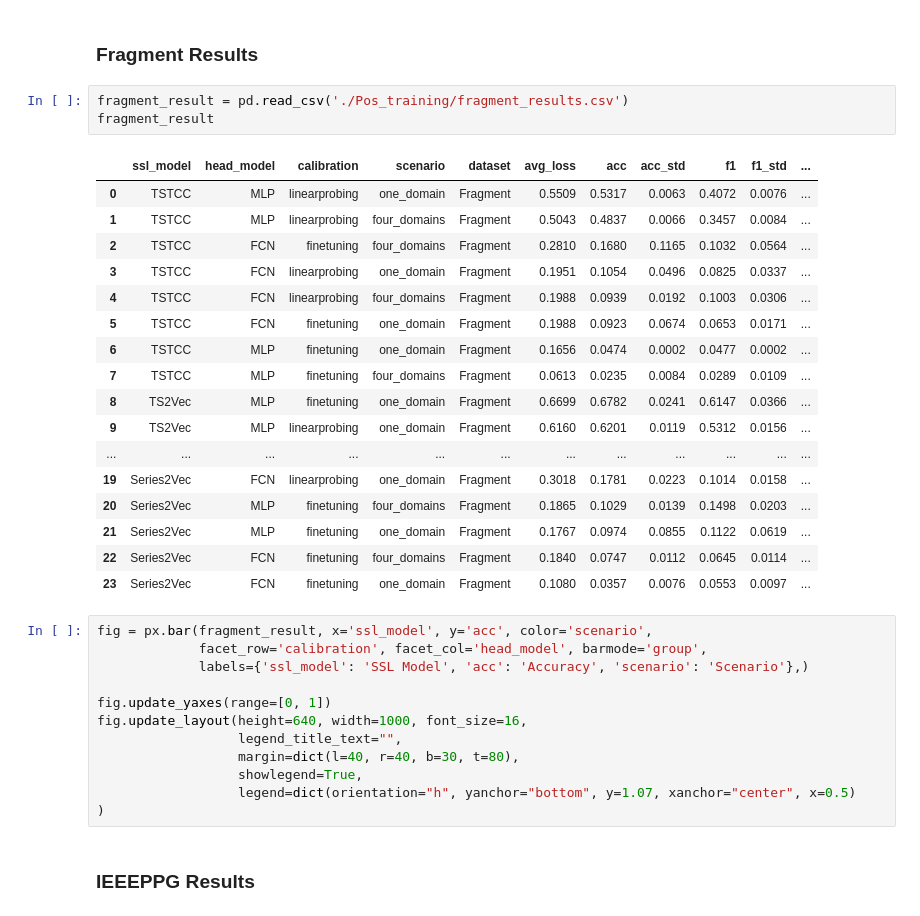
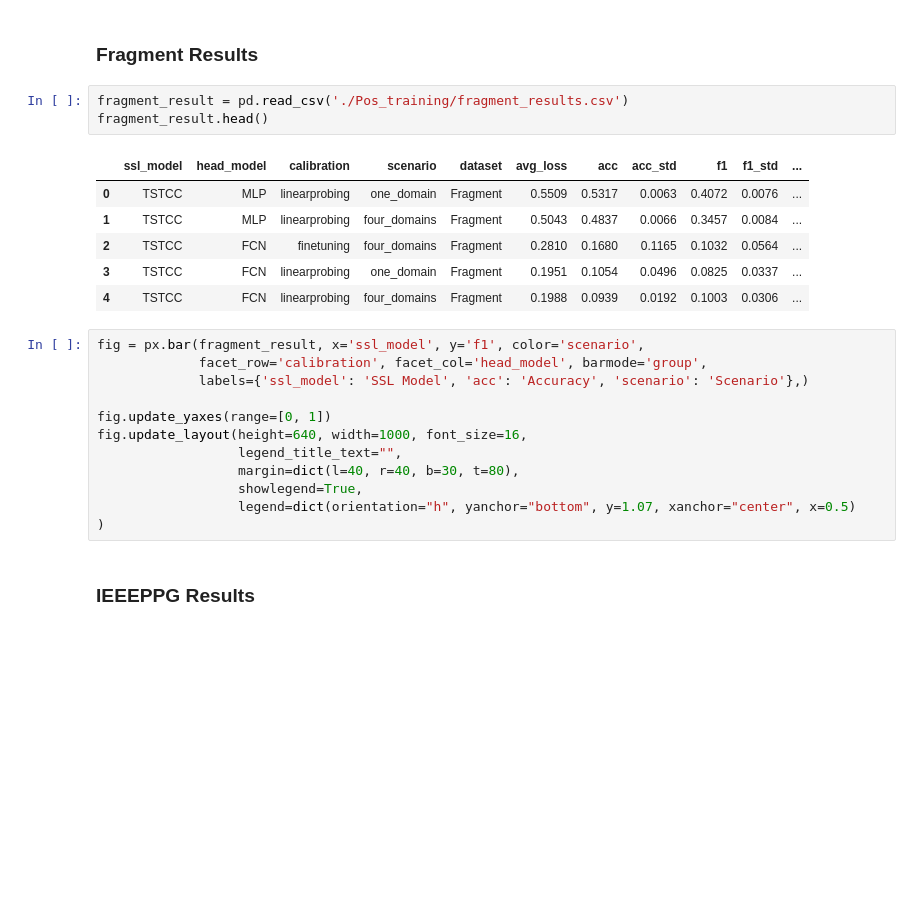
Before and after one commit to adilsonmedronha/data-driven-ecg-ssl, a Jupyter notebook: Results/anaylsis.ipynb, the cells around one changed output. Drawn from its saved outputs; the diff is of its cells as text; blank space fills up the shorter version.

```diff
--- a/Results/anaylsis.ipynb
+++ b/Results/anaylsis.ipynb
@@ -24,27 +24,16 @@ pio.templates.default = "plotly+draft"
 ### Fragment Results
 # %%
 fragment_result = pd.read_csv('./Pos_training/fragment_results.csv')
-fragment_result
+fragment_result.head()
 # %% [output]
 |  | ssl_model | head_model | calibration | scenario | dataset | avg_loss | acc | acc_std | f1 | f1_std | ... |
 | 0 | TSTCC | MLP | linearprobing | one_domain | Fragment | 0.5509 | 0.5317 | 0.0063 | 0.4072 | 0.0076 | ... |
 | 1 | TSTCC | MLP | linearprobing | four_domains | Fragment | 0.5043 | 0.4837 | 0.0066 | 0.3457 | 0.0084 | ... |
 | 2 | TSTCC | FCN | finetuning | four_domains | Fragment | 0.2810 | 0.1680 | 0.1165 | 0.1032 | 0.0564 | ... |
 | 3 | TSTCC | FCN | linearprobing | one_domain | Fragment | 0.1951 | 0.1054 | 0.0496 | 0.0825 | 0.0337 | ... |
 | 4 | TSTCC | FCN | linearprobing | four_domains | Fragment | 0.1988 | 0.0939 | 0.0192 | 0.1003 | 0.0306 | ... |
-| 5 | TSTCC | FCN | finetuning | one_domain | Fragment | 0.1988 | 0.0923 | 0.0674 | 0.0653 | 0.0171 | ... |
-| 6 | TSTCC | MLP | finetuning | one_domain | Fragment | 0.1656 | 0.0474 | 0.0002 | 0.0477 | 0.0002 | ... |
-| 7 | TSTCC | MLP | finetuning | four_domains | Fragment | 0.0613 | 0.0235 | 0.0084 | 0.0289 | 0.0109 | ... |
-| 8 | TS2Vec | MLP | finetuning | one_domain | Fragment | 0.6699 | 0.6782 | 0.0241 | 0.6147 | 0.0366 | ... |
-| 9 | TS2Vec | MLP | linearprobing | one_domain | Fragment | 0.6160 | 0.6201 | 0.0119 | 0.5312 | 0.0156 | ... |
-| ... | ... | ... | ... | ... | ... | ... | ... | ... | ... | ... | ... |
-| 19 | Series2Vec | FCN | linearprobing | one_domain | Fragment | 0.3018 | 0.1781 | 0.0223 | 0.1014 | 0.0158 | ... |
-| 20 | Series2Vec | MLP | finetuning | four_domains | Fragment | 0.1865 | 0.1029 | 0.0139 | 0.1498 | 0.0203 | ... |
-| 21 | Series2Vec | MLP | finetuning | one_domain | Fragment | 0.1767 | 0.0974 | 0.0855 | 0.1122 | 0.0619 | ... |
-| 22 | Series2Vec | FCN | finetuning | four_domains | Fragment | 0.1840 | 0.0747 | 0.0112 | 0.0645 | 0.0114 | ... |
-| 23 | Series2Vec | FCN | finetuning | one_domain | Fragment | 0.1080 | 0.0357 | 0.0076 | 0.0553 | 0.0097 | ... |
 # %%
-fig = px.bar(fragment_result, x='ssl_model', y='acc', color='scenario',
+fig = px.bar(fragment_result, x='ssl_model', y='f1', color='scenario',
              facet_row='calibration', facet_col='head_model', barmode='group',
              labels={'ssl_model': 'SSL Model', 'acc': 'Accuracy', 'scenario': 'Scenario'},)
 
```
Also changed, not shown: parts of 1 cell of this notebook, 2 other files.
